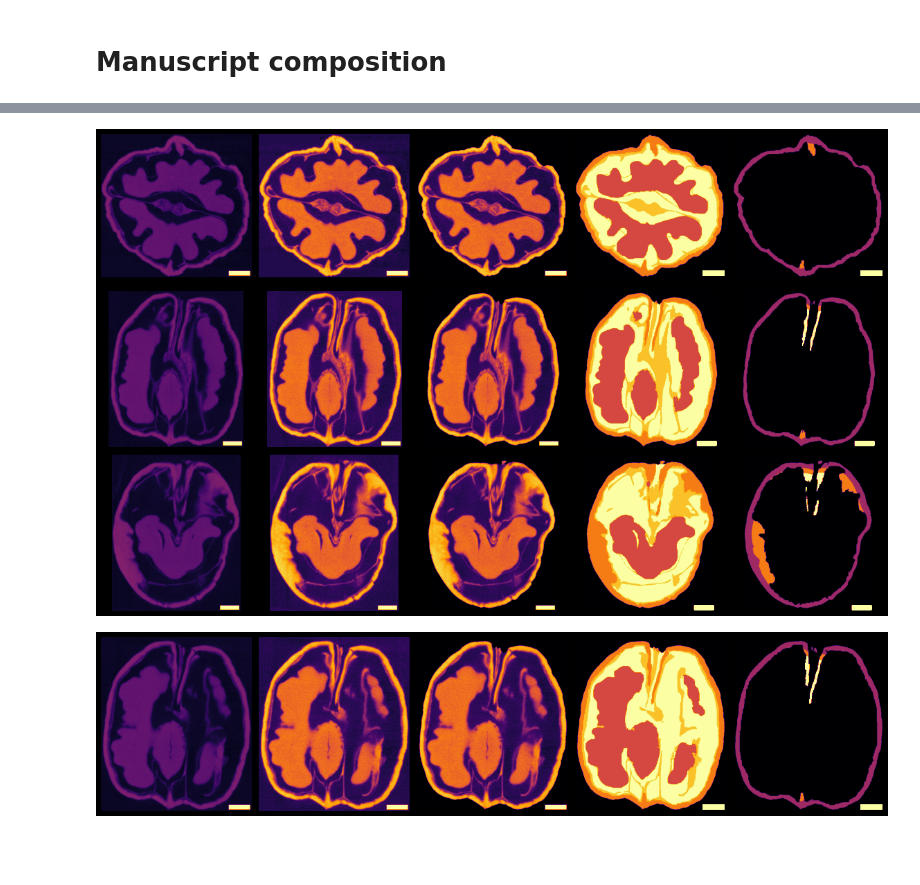
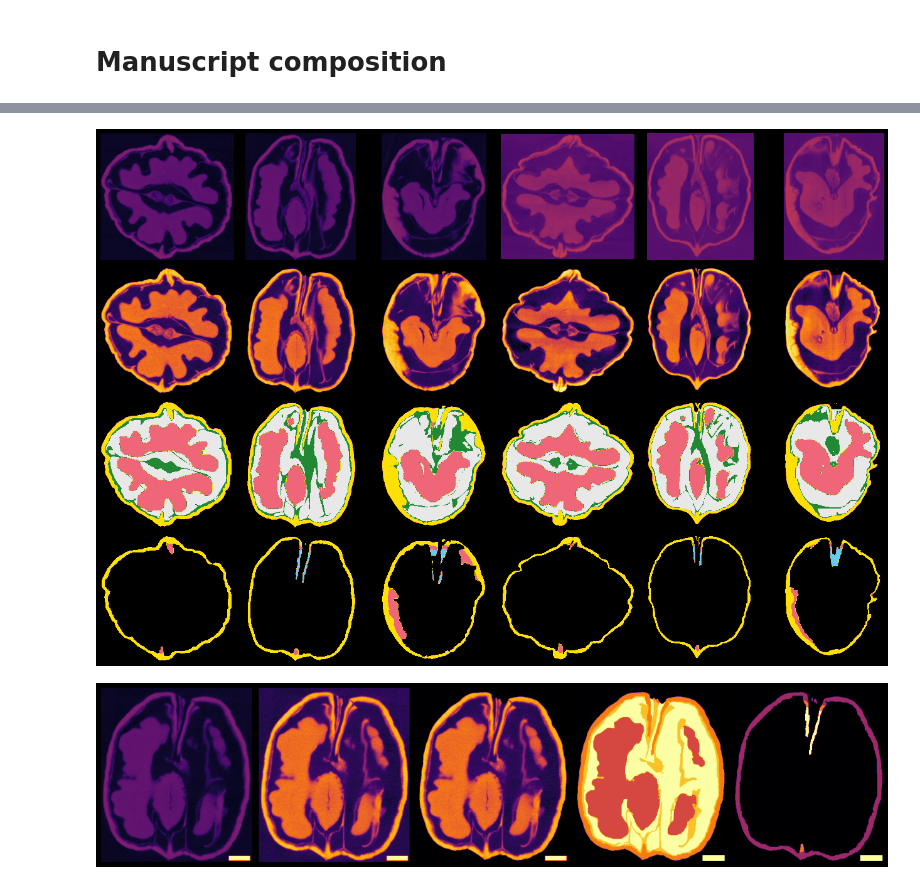
Before and after one commit to amezqui3/walnut_tda, a Jupyter notebook: jupyter/99_manuscript_animations.ipynb, the cells around one changed output, grey strips where cells are left out. Saved outputs shown, nothing was run; the diff lists cells and outputs as text; code cells hidden in the pictures; blank space fills up the shorter version.

```diff
--- a/jupyter/99_manuscript_animations.ipynb
+++ b/jupyter/99_manuscript_animations.ipynb
@@ -215,0 +263,20 @@ norm = wnut.normalize_density(norm, npz)
+# %%
+protrusion0[protrusion0 == 3] = 1
+protrusion0[protrusion0 == 5] = 2
+protrusion0[protrusion0 >  5] = 3
+
+protrusion1[protrusion1 == 3] = 1
+protrusion1[protrusion1 == 5] = 2
+protrusion1[protrusion1 >  5] = 3
+# %%
+cmap = ListedColormap(["k", "#ee6677", '#ffe005', "#228833", '#e8e8e8', viridis(10)])
+cmap2 = ListedColormap(["k", '#ffe005', '#ee6677', '#66ccee', viridis(10)])
+
+k = 240
+fig, ax = plt.subplots(1,1,figsize=(10,10), sharex=False, sharey=False, facecolor='w')
+i = 0
+bar = np.s_[-20:-5, -72:-5]
+ss = np.s_[:,:,k]; j = 0
+tprot = protrusion0[ss].copy(); tprot[bar] = 4
+ps = ax.imshow(tprot, cmap=cmap2, vmax=4, vmin=0); i += 1
+fig.colorbar(ps);
@@ -216,57 +285,41 @@ norm = wnut.normalize_density(norm, npz)
 # %%
 k = 240
-fig, ax = plt.subplots(3,5,figsize=(16,10), sharex=False, sharey=False, facecolor='k')
-ax = np.atleast_1d(ax).flatten()
+fig, ax = plt.subplots(4,6,figsize=(18,12), sharex=False, sharey=False, facecolor='k')
+i = 0
 
-i = 0
-ss = np.s_[k,:,:]
 bar = np.s_[-20:-5, -72:-5]
 
-traw = raw[ss].copy(); traw[bar] = 255
-ax[i].imshow(traw, cmap='inferno', vmax=255, vmin=0); i += 1
-tnorm = norm[ss].copy(); tnorm[bar] = 255
-ax[i].imshow(tnorm, cmap='inferno', vmax=255, vmin=0); i += 1
-timg = img[ss].copy(); timg[bar] = 255
-ax[i].imshow(timg, cmap='inferno', vmax=255, vmin=0); i += 1
-twater = watershed[ss].copy(); twater[bar] = 255
-ax[i].imshow(twater, cmap='inferno', vmax=7, vmin=0); i += 1
-tprot = protrusion[ss].copy(); tprot[bar] = 255
-ax[i].imshow(tprot, cmap='inferno', vmax=7, vmin=0); i += 1
+for j,ss in enumerate([np.s_[k,:,:], np.s_[:,k,:], np.s_[:,:,k]]):
+    traw = raw0[ss].copy();
+    ax[0,j].imshow(traw, cmap='inferno', vmax=255, vmin=0)
+    timg = img0[ss].copy(); timg[bar] = 0
+    ax[1,j].imshow(timg, cmap='inferno', vmax=255, vmin=0)
+    twater = watershed0[ss].copy(); twater[bar] = 0
+    ax[2,j].imshow(twater, cmap=cmap, vmax=5, vmin=0)
+    tprot = protrusion0[ss].copy(); tprot[bar] = 0
+    ax[3,j].imshow(tprot, cmap=cmap2, vmax=4, vmin=0)
 
-ss = np.s_[:,k,:]
-traw = raw[ss].copy(); traw[bar] = 255
-ax[i].imshow(traw, cmap='inferno', vmax=255, vmin=0); i += 1
-tnorm = norm[ss].copy(); tnorm[bar] = 255
-ax[i].imshow(tnorm, cmap='inferno', vmax=255, vmin=0); i += 1
-timg = img[ss].copy(); timg[bar] = 255
-ax[i].imshow(timg, cmap='inferno', vmax=255, vmin=0); i += 1
-twater = watershed[ss].copy(); twater[bar] = 255
-ax[i].imshow(twater, cmap='inferno', vmax=7, vmin=0); i += 1
-tprot = protrusion[ss].copy(); tprot[bar] = 255
-ax[i].imshow(tprot, cmap='inferno', vmax=7, vmin=0); i += 1
+for i,ss in enumerate([np.s_[k,:,:], np.s_[:,k,:], np.s_[:,:,k]]):
+    j = i+3
+    traw = raw1[ss].copy();
+    ax[0,j].imshow(traw, cmap='inferno', vmax=255, vmin=0);
+    timg = img1[ss].copy(); timg[bar] = 0
+    ax[1,j].imshow(timg, cmap='inferno', vmax=255, vmin=0);
+    twater = watershed1[ss].copy(); twater[bar] = 0
+    ax[2,j].imshow(twater, cmap=cmap, vmax=5, vmin=0);
+    tprot = protrusion1[ss].copy(); tprot[bar] = 0
+    ax[3,j].imshow(tprot, cmap=cmap2, vmax=4, vmin=0);
 
-ss = np.s_[:,:,k]
-traw = raw[ss].copy(); traw[bar] = 255
-ax[i].imshow(traw, cmap='inferno', vmax=255, vmin=0); i += 1
-tnorm = norm[ss].copy(); tnorm[bar] = 255
-ax[i].imshow(tnorm, cmap='inferno', vmax=255, vmin=0); i += 1
-timg = img[ss].copy(); timg[bar] = 255
-ax[i].imshow(timg, cmap='inferno', vmax=255, vmin=0); i += 1
-twater = watershed[ss].copy(); twater[bar] = 255
-ax[i].imshow(twater, cmap='inferno', vmax=7, vmin=0); i += 1
-tprot = protrusion[ss].copy(); tprot[bar] = 255
-ax[i].imshow(tprot, cmap='inferno', vmax=7, vmin=0); i += 1
-
+ax = np.atleast_1d(ax).flatten()
 for i in range(len(ax)):
     ax[i].set_aspect('equal')
     ax[i].axis('off')
 #fig.suptitle(fname, fontsize=25);
 fig.tight_layout();
 
-#fig.suptitle(fname, fontsize=25, color='w')
-fig.tight_layout()
-
-filename = wdst + fname + '_t_{:04d}'.format(k)
-plt.savefig(filename + '.jpg', format='jpg', bbox_inches='tight', dpi=152, pil_kwargs={'optimize':True})
+filename = dst + fname0 + '_vs_' + fname1 + '_{:03d}_barless'.format(k)
+print(filename)
+plt.savefig(filename + '.jpg', format='jpg', bbox_inches='tight', dpi=250, pil_kwargs={'optimize':True})
+plt.savefig(filename + '.pdf', format='pdf', bbox_inches='tight', dpi=250)
 #plt.close()
 # %% [output]
@@ -273,4 +327,4 @@ plt.savefig(filename + '.jpg', format='jpg', bbox_inches='tight', dpi=152, pil_k
-[figure, old version]
+[figure, new version]
 # %%
 k = 250
 ss = np.s_[:,k,:]
```
Also changed, not shown: parts of 9 cells of this notebook, 4 other files.
